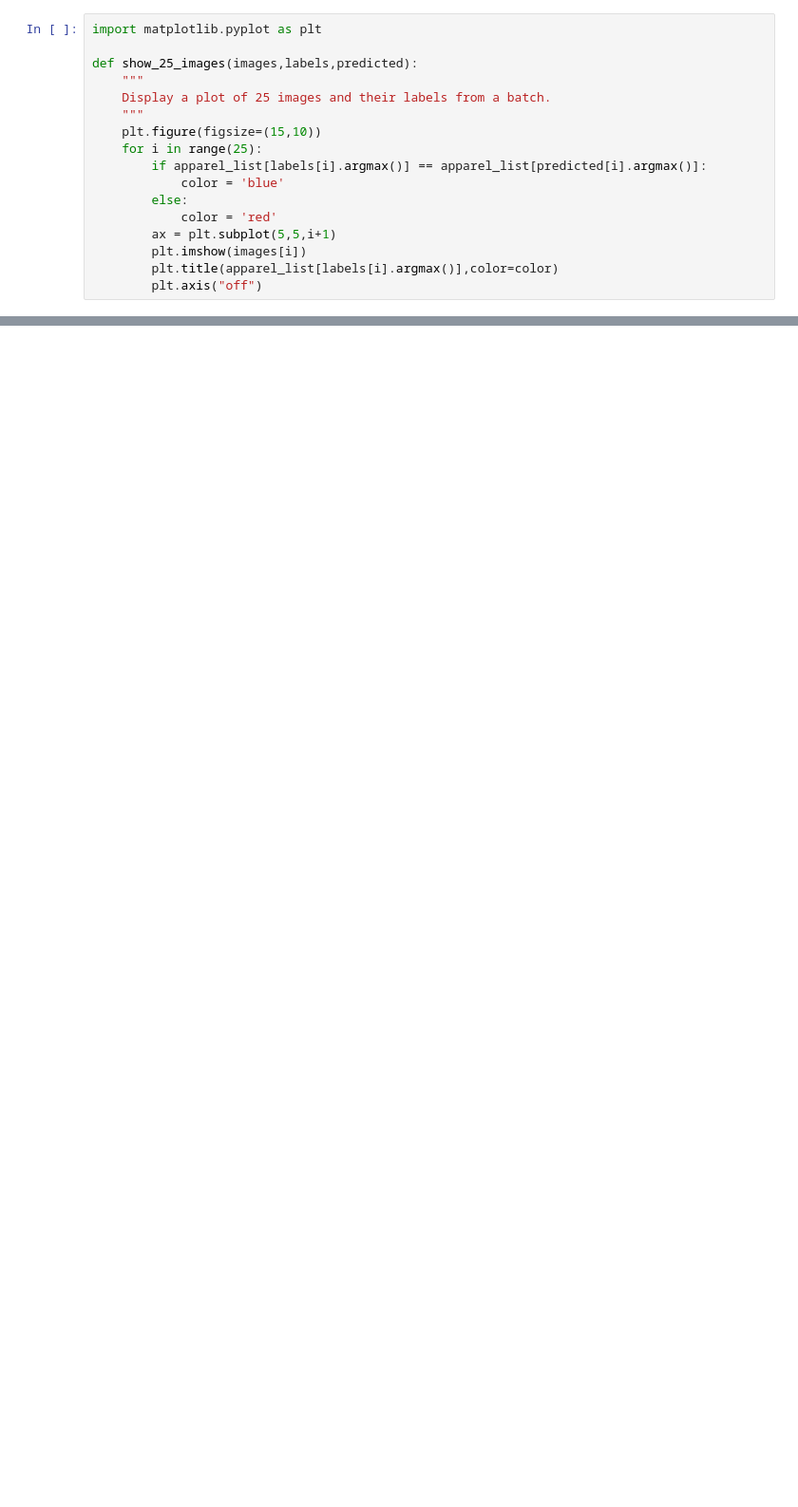
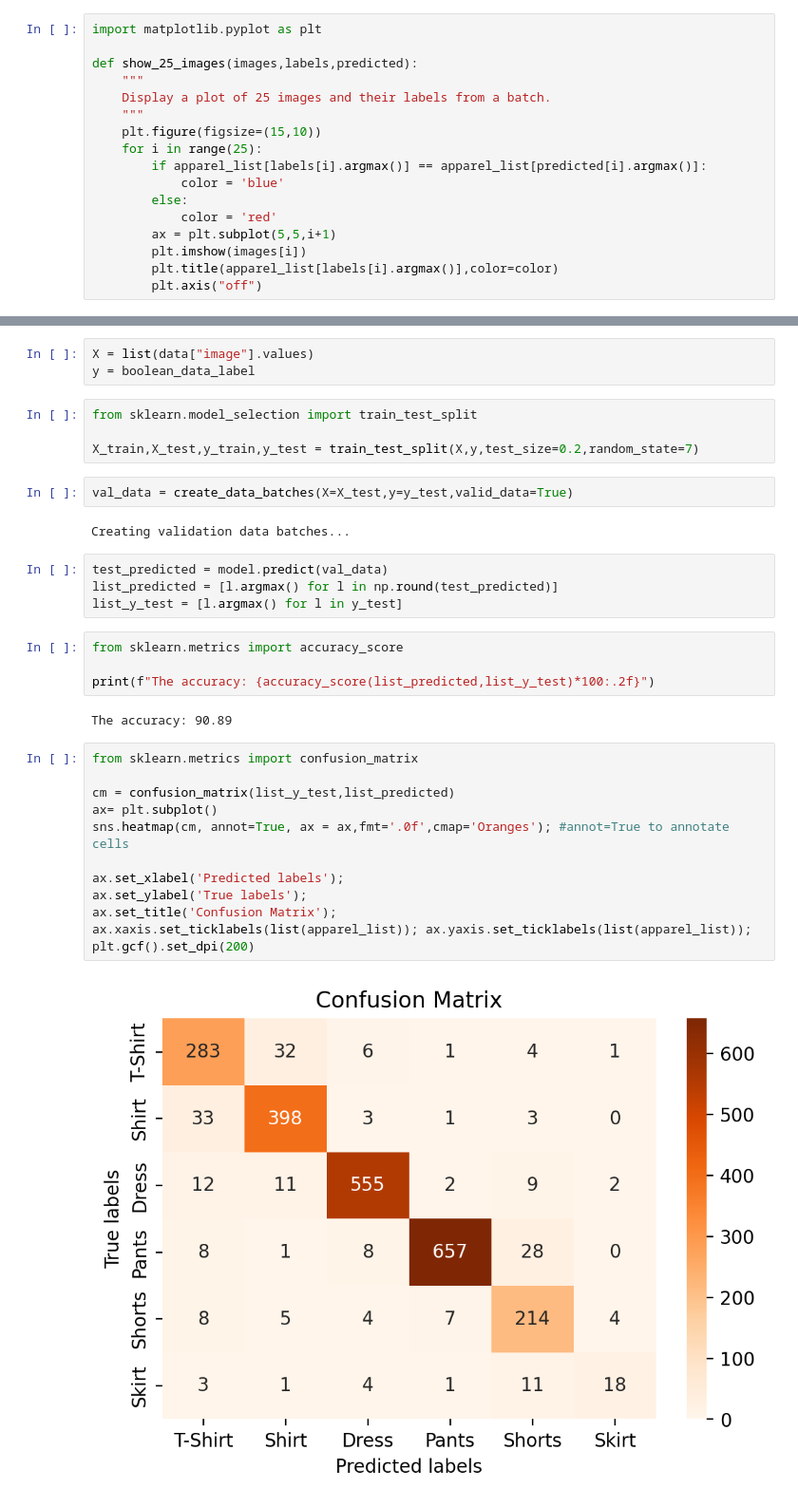
Before and after one commit to wodwine/apparel-classification, a Jupyter notebook: apparel-classification-loaded-model.ipynb, the cells around one changed output, grey strips where cells are left out. Shown: that part at 95% size. Drawn from its saved outputs; the diff is of its cells as text; blank space fills up the shorter version.

Commit message:
Update latest: evaluate the model again

```diff
--- a/apparel-classification-loaded-model.ipynb
+++ b/apparel-classification-loaded-model.ipynb
@@ -143,0 +175,35 @@ Creating testing data batches...
+# %%
+X = list(data["image"].values)
+y = boolean_data_label
+# %%
+from sklearn.model_selection import train_test_split
+
+X_train,X_test,y_train,y_test = train_test_split(X,y,test_size=0.2,random_state=7)
+# %%
+val_data = create_data_batches(X=X_test,y=y_test,valid_data=True)
+# %% [output]
+Creating validation data batches...
+# %%
+test_predicted = model.predict(val_data)
+list_predicted = [l.argmax() for l in np.round(test_predicted)]
+list_y_test = [l.argmax() for l in y_test]
+# %%
+from sklearn.metrics import accuracy_score
+
+print(f"The accuracy: {accuracy_score(list_predicted,list_y_test)*100:.2f}")
+# %% [output]
+The accuracy: 90.89
+# %%
+from sklearn.metrics import confusion_matrix
+
+cm = confusion_matrix(list_y_test,list_predicted)
+ax= plt.subplot()
+sns.heatmap(cm, annot=True, ax = ax,fmt='.0f',cmap='Oranges'); #annot=True to annotate cells
+
+ax.set_xlabel('Predicted labels');
+ax.set_ylabel('True labels');
+ax.set_title('Confusion Matrix');
+ax.xaxis.set_ticklabels(list(apparel_list)); ax.yaxis.set_ticklabels(list(apparel_list));
+plt.gcf().set_dpi(200)
+# %% [output]
+[figure, added]
```
Also changed, not shown: parts of 9 cells of this notebook, 18 other files.
